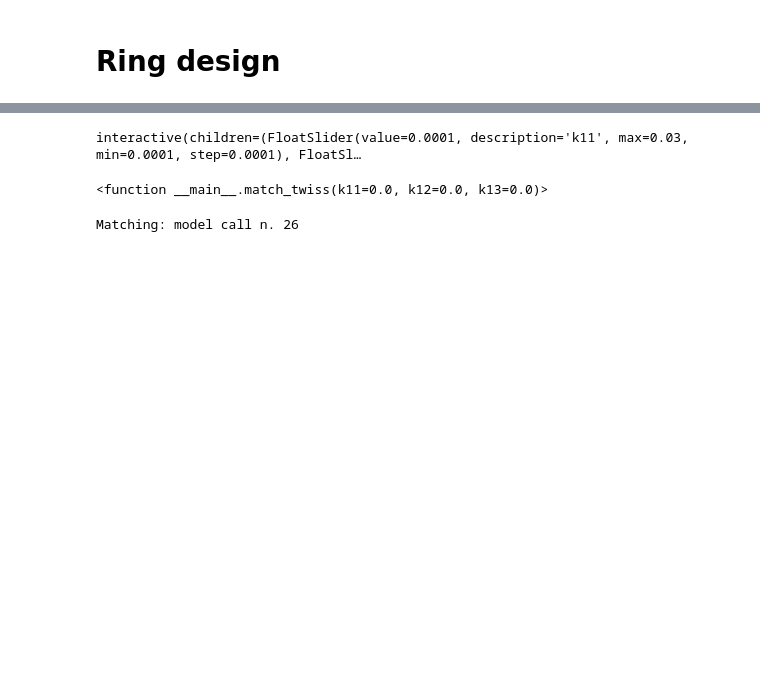
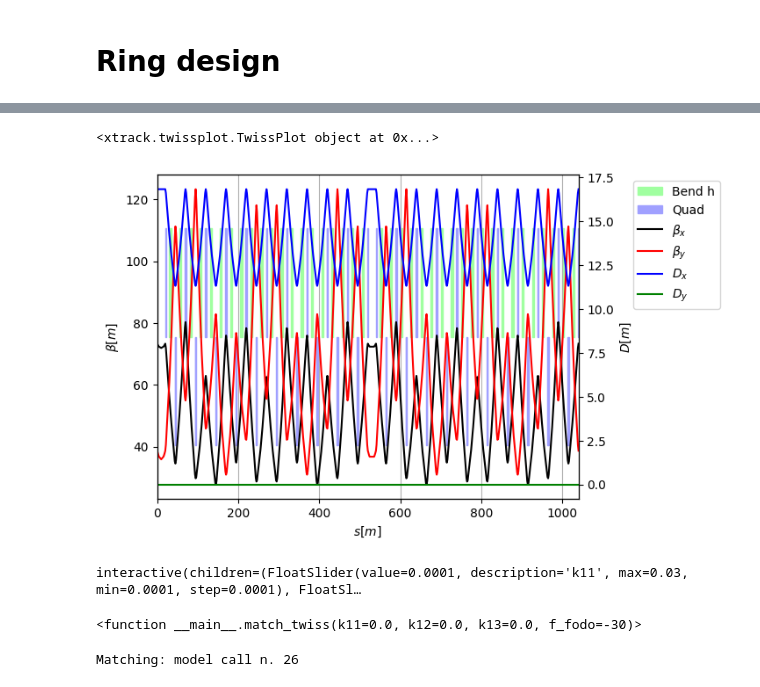
Before and after one commit to gornalexander/cas-beam-optics, a Jupyter notebook: line.ipynb, the cells around one changed output, grey strips where cells are left out. Cells and saved outputs as stored; diff of their text form; code cells hidden in the pictures; blank space fills up the shorter version.

```diff
--- a/line.ipynb
+++ b/line.ipynb
@@ -289,12 +322,22 @@ tw.loc['startss1':'endss1'][['s', 'betx', 'bety', 'alfx', 'alfy']].plot(x='s', y
+# %%
+env['k1_ss.1'] = 0
+env['k1_ss.2'] = 0
+env['k1_ss.3'] = 0
+tw = ring.twiss(method='4d')
+tw.plot()
+# %% [output]
+<xtrack.twissplot.TwissPlot object at 0x...>
+[figure, added]
 # %%
 from ipywidgets import interact
 # %%
 fodo_init_cond['s'] = env['lss']
 # %%
-def match_twiss(k11 = 0.0, k12 = 0.0, k13 = 0.00):
+def match_twiss(k11 = 0.0, k12 = 0.0, k13 = 0.00, f_fodo = -30):
     #env['lss'] = 0
     # env['f_ss'] = 'lss / 2 '
     #env['k1_ss'] = k1
+    env['f0'] = f_fodo
     env['k1_ss.1'] = k11
     env['k1_ss.2'] = k12
     env['k1_ss.3'] = k13
@@ -304,20 +347,21 @@ def match_twiss(k11 = 0.0, k12 = 0.0, k13 = 0.00):
     plt.axvline(env['lss'], color='black')
     plt.scatter(env['lss'], fodo_init_cond['betx'], color='black')
     plt.scatter(env['lss'], fodo_init_cond['bety'], color='red')
-    plt.xlim(0, 5 * env['lsection'])
+    #plt.xlim(0, 5 * env['lsection'])
 
     tw.plot(yl='alfx alfy')
     #plt.gca()[0].axhline(70, color='black')
     plt.axvline(env['lss'], color='black')
     plt.scatter(env['lss'], fodo_init_cond['alfx'], color='black')
     plt.scatter(env['lss'], fodo_init_cond['alfy'], color='red')
-    plt.xlim(0, 5 * env['lsection'])
-    # tw = tw.to_pandas()
-    # tw.index = tw['name']
+    #plt.xlim(0, 5 * env['lsection'])
+    tw = tw.to_pandas()
+    tw.index = tw['name']
+    print(tw.loc['extrpt']['betx'])
 interact(match_twiss, k11=(1e-4, 3e-2, 1e-4), k12=(1e-4, 3e-2, 1e-4), k13=(1e-4, 3e-2, 1e-4))
 # %% [output]
 interactive(children=(FloatSlider(value=0.0001, description='k11', max=0.03, min=0.0001, step=0.0001), FloatSl…
-<function __main__.match_twiss(k11=0.0, k12=0.0, k13=0.0)>
+<function __main__.match_twiss(k11=0.0, k12=0.0, k13=0.0, f_fodo=-30)>
 # %%
 env['lss'] = 30
 env['f_ss'] = 'lss / 2 '
```
Also changed, not shown: parts of 6 cells of this notebook.
